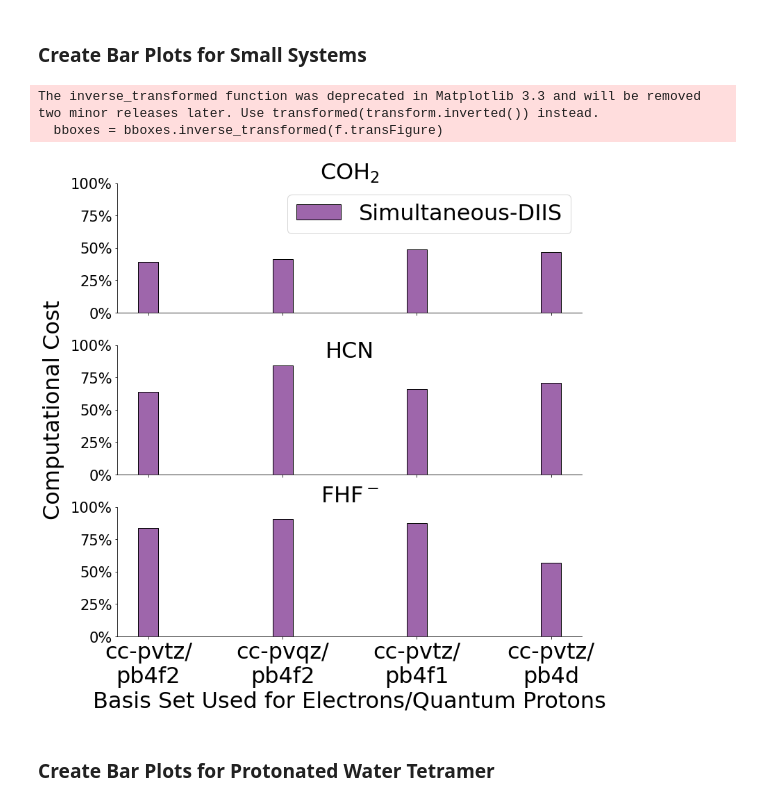
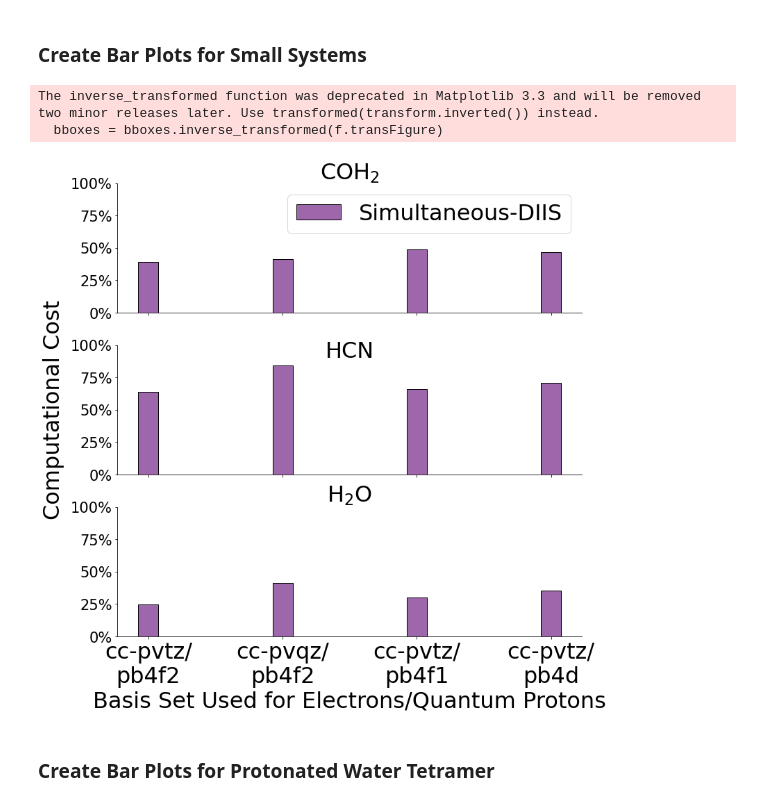
Before and after one commit to aodongliu/NEO-SCF-2ndYearExam, a Jupyter notebook: bar_plot_compcost_new.ipynb, the cells around one changed output. Drawn from its saved outputs; the diff is of its cells as text; code cells hidden in the pictures.

```diff
--- a/bar_plot_compcost_new.ipynb
+++ b/bar_plot_compcost_new.ipynb
@@ -46,8 +46,8 @@ hcn_simul_diis = np.array([0.637636081,0.840163934,0.658122905,0.710299167])
 hcn_stw_diis = np.array([1,1,1,1])
 
 # set height of bar
-fhf_simul_diis = np.array([0.837837838,0.905225015,0.872822977,0.569420327])
-fhf_stw_diis = np.array([1,1,1,1])
+h2o_simul_diis = np.array([0.24445357436318818, 0.414811, 0.3015727008284603,0.35522091365035624])
+h2o_stw_diis = np.array([1,1,1,1])
 # %%
 # set width of bar
 barWidth = 0.15
@@ -99,39 +99,39 @@ ax2.tick_params(axis='y', labelsize=21)
 ax2.set_ylim(0,1)
 ax2.set_yticks(np.arange(0,1.25,0.25))
 ax2.yaxis.set_major_formatter(mtick.PercentFormatter(1))
 
-#ax3.bar(br1, fhf_stw_diis, color ='#9e66ab', width = barWidth,
+#ax3.bar(br1, h2o_stw_diis, color ='#9e66ab', width = barWidth,
 #        edgecolor ='black', label ='Stepwise-DIIS')
-#ax3.bar(br3, fhf_simul_diis, color ='darkorange', width = barWidth,
+#ax3.bar(br3, h2o_simul_diis, color ='darkorange', width = barWidth,
 #        edgecolor ='black', label ='Simultaneous-DIIS')
-ax3.bar(br1, fhf_simul_diis, color ='#9e66ab', width = barWidth,
+ax3.bar(br1, h2o_simul_diis, color ='#9e66ab', width = barWidth,
         edgecolor ='black', label ='Simultaneous-DIIS')
 ax3.set_xticks([r for r in range(len(coh2_simul_diis))])
 ax3.set_xticklabels(basis_set_labels_multiline,fontsize=32)
-#ax3.set_yticks(np.arange(0, max(fhf_simul_nodiis)+1, 2))
+#ax3.set_yticks(np.arange(0, max(h2o_simul_nodiis)+1, 2))
 ax3.tick_params(axis='y', labelsize=21)
 ax3.spines['right'].set_visible(False)
 ax3.spines['top'].set_visible(False)
 ax3.set_ylim(0,1)
 ax3.set_yticks(np.arange(0,1.25,0.25))
 ax3.yaxis.set_major_formatter(mtick.PercentFormatter(1))
 
 ax1.set_title('COH$_2$', fontsize=32,verticalalignment='baseline')
 ax2.set_title('HCN', fontsize=32,verticalalignment='top')
-ax3.set_title('FHF$^-$', fontsize=32,verticalalignment='top')
+ax3.set_title('H$_2$O', fontsize=32,verticalalignment='top')
 
 
 plt.xlabel("Basis Set Used for Electrons/Quantum Protons",fontsize=32)
 set_shared_ylabel((ax1, ax2, ax3), 'Computational Cost')
 #fig.tight_layout()
 
 
 plt.savefig('small_system_2AlgvsCompCost_new.pdf',dpi=3600)
 plt.show()
 # %% [output]
 The inverse_transformed function was deprecated in Matplotlib 3.3 and will be removed two minor releases later. Use transformed(transform.inverted()) instead.
   bboxes = bboxes.inverse_transformed(f.transFigure)
-[figure, old version]
+[figure, new version]
 # %% [markdown]
 ### Create Bar Plots for Protonated Water Tetramer
 # %%
```
Also changed, not shown: parts of 7 cells of this notebook, 38 other files.
